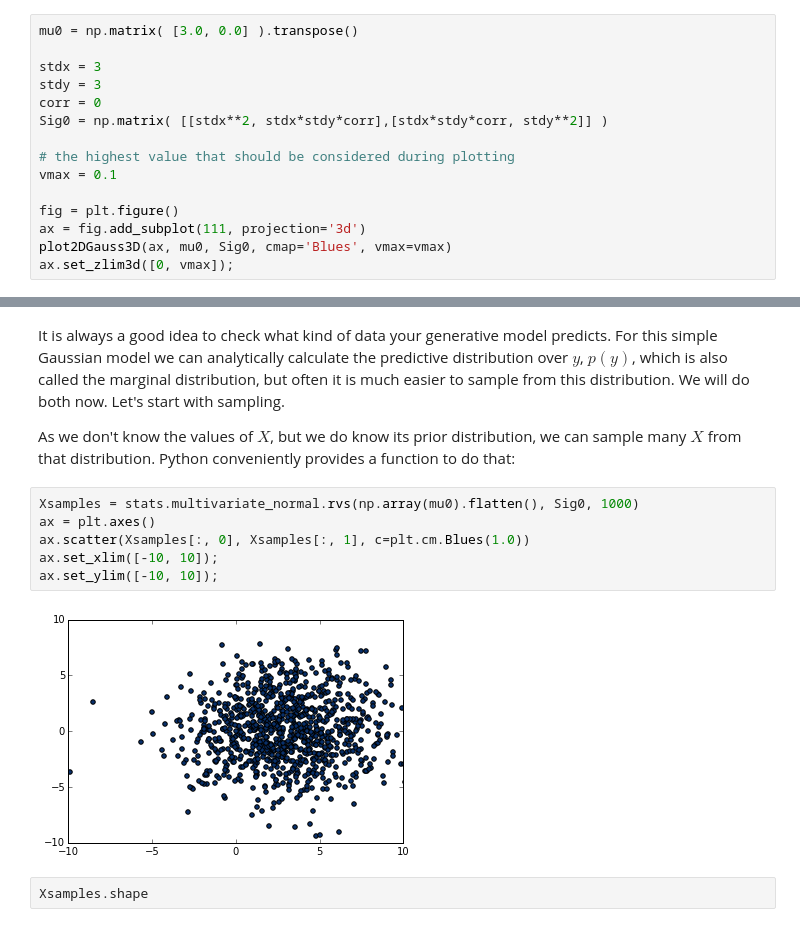
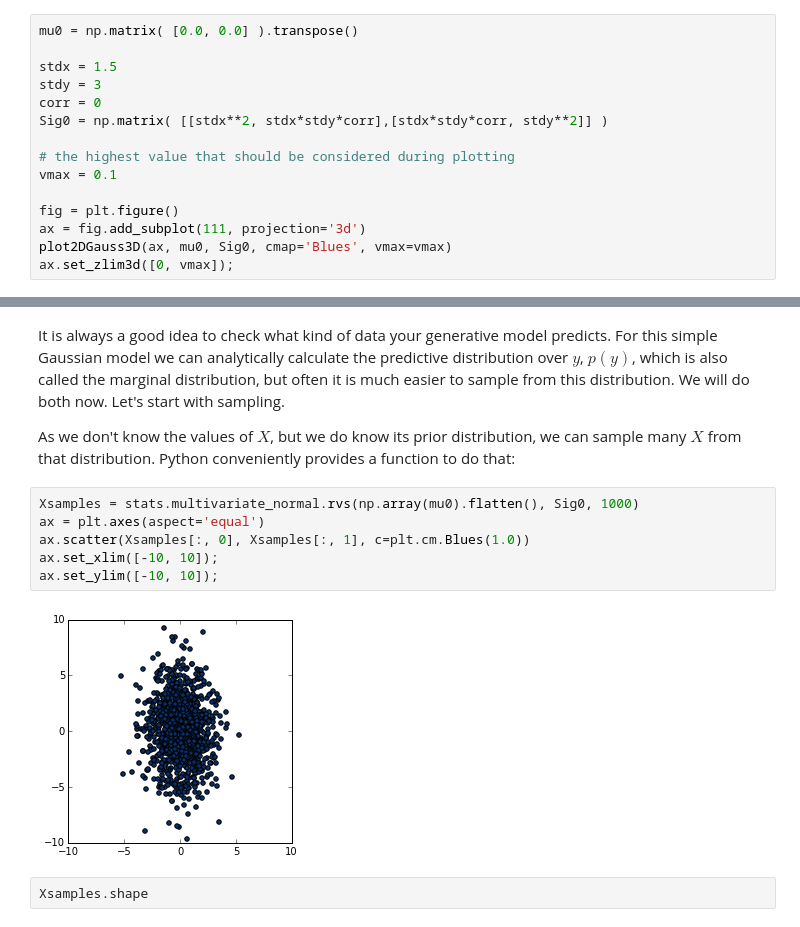
Before and after one commit to sbitzer/BayesTutorial, a Jupyter notebook: GaussInference.ipynb, the cells around one changed output, grey strips where cells are left out. Cells and saved outputs as stored; diff of their text form.

Commit message:
equal axis aspect ratio of samples, some other parameter values

```diff
--- a/GaussInference.ipynb
+++ b/GaussInference.ipynb
@@ -72,9 +72,9 @@ def plot1DGauss(ax, mean, sig2, col=None):
 # %% [markdown]
 Below you can change the parameters of the prior distribution. See how this changes the shape and position of the Gaussian distribution! The covariance is specified through two standard deviations and one correlation term.
 # %%
-mu0 = np.matrix( [3.0, 0.0] ).transpose()
+mu0 = np.matrix( [0.0, 0.0] ).transpose()
 
-stdx = 3
+stdx = 1.5
 stdy = 3
 corr = 0
 Sig0 = np.matrix( [[stdx**2, stdx*stdy*corr],[stdx*stdy*corr, stdy**2]] )
@@ -96,12 +96,12 @@ It is always a good idea to check what kind of data your generative model predic
 As we don't know the values of $X$, but we do know its prior distribution, we can sample many $X$ from that distribution. Python conveniently provides a function to do that:
 # %%
 Xsamples = stats.multivariate_normal.rvs(np.array(mu0).flatten(), Sig0, 1000)
-ax = plt.axes()
+ax = plt.axes(aspect='equal')
 ax.scatter(Xsamples[:, 0], Xsamples[:, 1], c=plt.cm.Blues(1.0))
 ax.set_xlim([-10, 10]);
 ax.set_ylim([-10, 10]);
 # %% [output]
-[figure, old version]
+[figure, new version]
 # %%
 Xsamples.shape
 # %% [output]
```
Also changed, not shown: parts of 2 cells of this notebook.
